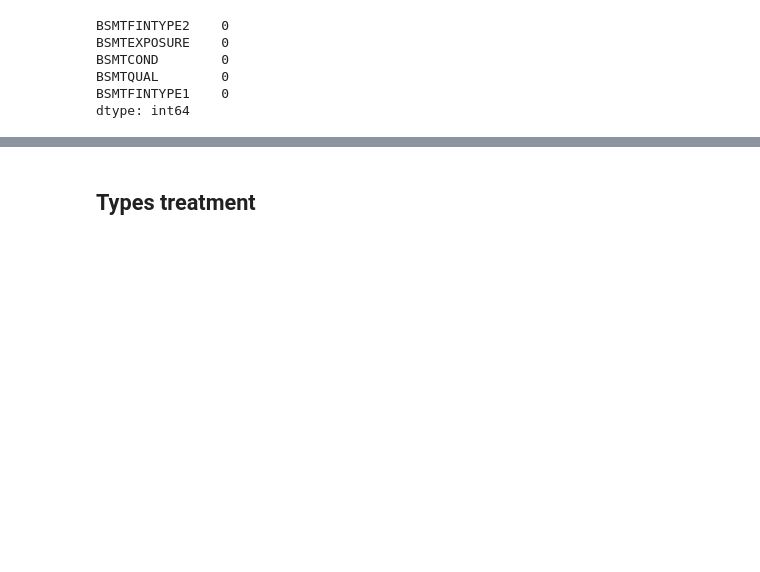
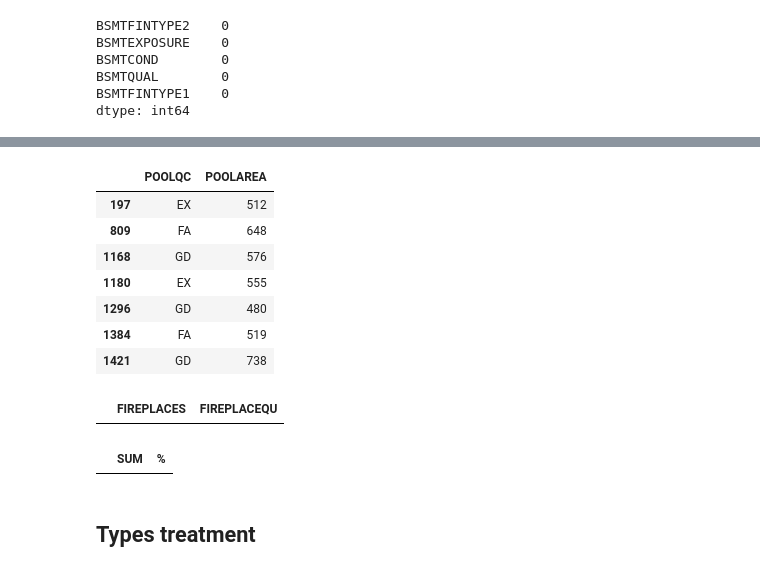
Before and after one commit to lucasamtaylor01/KaggleGettingStarted, a Jupyter notebook: 02_HOUSING_PRICES/noteboks/02_data_cleaning.ipynb, the cells around one changed output, grey strips where cells are left out. Drawn from its saved outputs; the diff is of its cells as text; code cells hidden in the pictures; blank space fills up the shorter version.

```diff
--- a/02_HOUSING_PRICES/noteboks/02_data_cleaning.ipynb
+++ b/02_HOUSING_PRICES/noteboks/02_data_cleaning.ipynb
@@ -110,0 +135,17 @@ dtype: int64
+# %%
+# POOL ANALYSIS
+
+df_null_treat_pool = df_null_treat[['POOLQC', 'POOLAREA']].copy()
+pool_mask = (df_null_treat_pool['POOLQC'].notnull())
+df_null_treat_pool = df_null_treat_pool[pool_mask]
+
+df_null_treat_pool
+# %% [output]
+|  | POOLQC | POOLAREA |
+| 197 | EX | 512 |
+| 809 | FA | 648 |
+| 1168 | GD | 576 |
+| 1180 | EX | 555 |
+| 1296 | GD | 480 |
+| 1384 | FA | 519 |
+| 1421 | GD | 738 |
@@ -110,0 +157,10 @@ dtype: int64
+# %%
+# FIREPLACE ANALYSIS
+
+df_null_treat_fireplace = df_null_treat[['FIREPLACES', 'FIREPLACEQU']].copy()
+fireplace_mask = (df_null_treat_fireplace['FIREPLACEQU'].isnull() & df_null_treat_fireplace['FIREPLACES'] > 0)
+df_null_treat_fireplace = df_null_treat_fireplace[fireplace_mask]
+
+df_null_treat_fireplace
+# %% [output]
+|  | FIREPLACES | FIREPLACEQU |
@@ -111,3 +177,15 @@ dtype: int64
+# %%
+nulls_per_column = df_null_treat.isnull().sum()
+percentage_nulls_per_column = df_null_treat.isnull().mean()
+
+nulls_per_column = pd.DataFrame(nulls_per_column)
+nulls_per_column = nulls_per_column.rename(columns={0: 'SUM'})
+nulls_per_column['%'] = percentage_nulls_per_column.round(4)*100
+nulls_per_column = nulls_per_column.sort_values(by='SUM', ascending=False)
+
+nulls_per_column[nulls_per_column['SUM'] > 0]
+# %% [output]
+|  | SUM | % |
 # %% [markdown]
 ## Types treatment
 # %%
```
Also changed, not shown: parts of 11 cells of this notebook, 1 other file.
